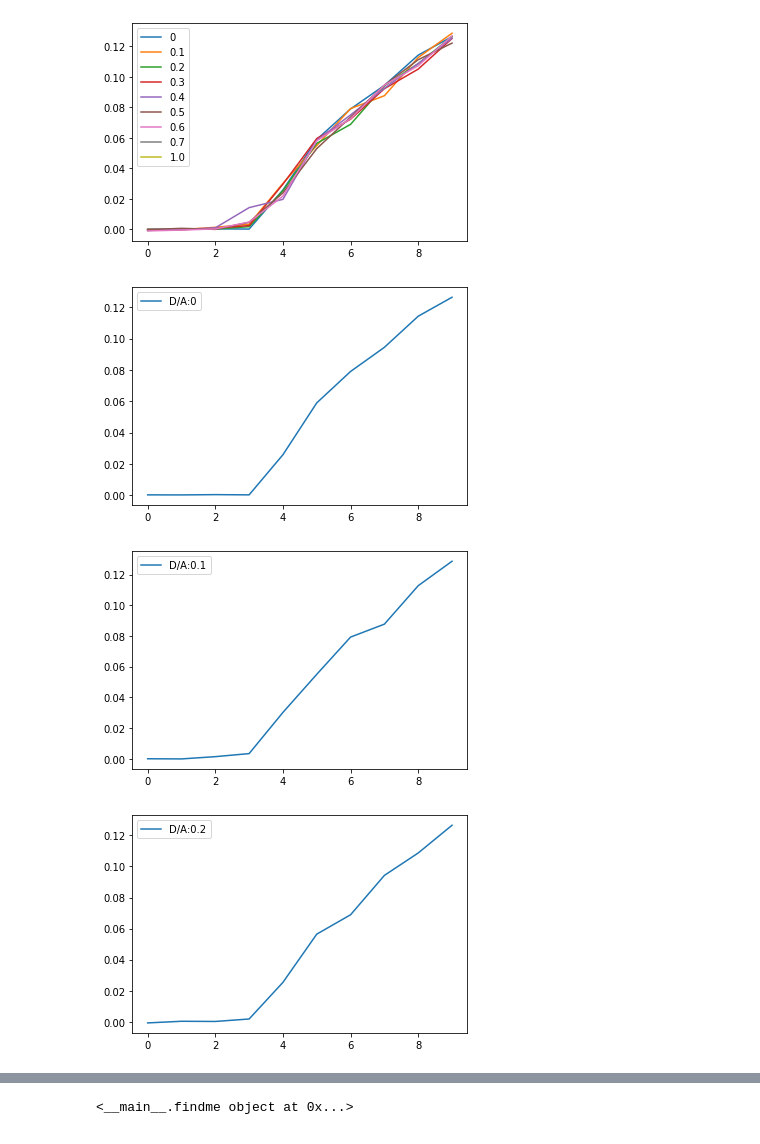
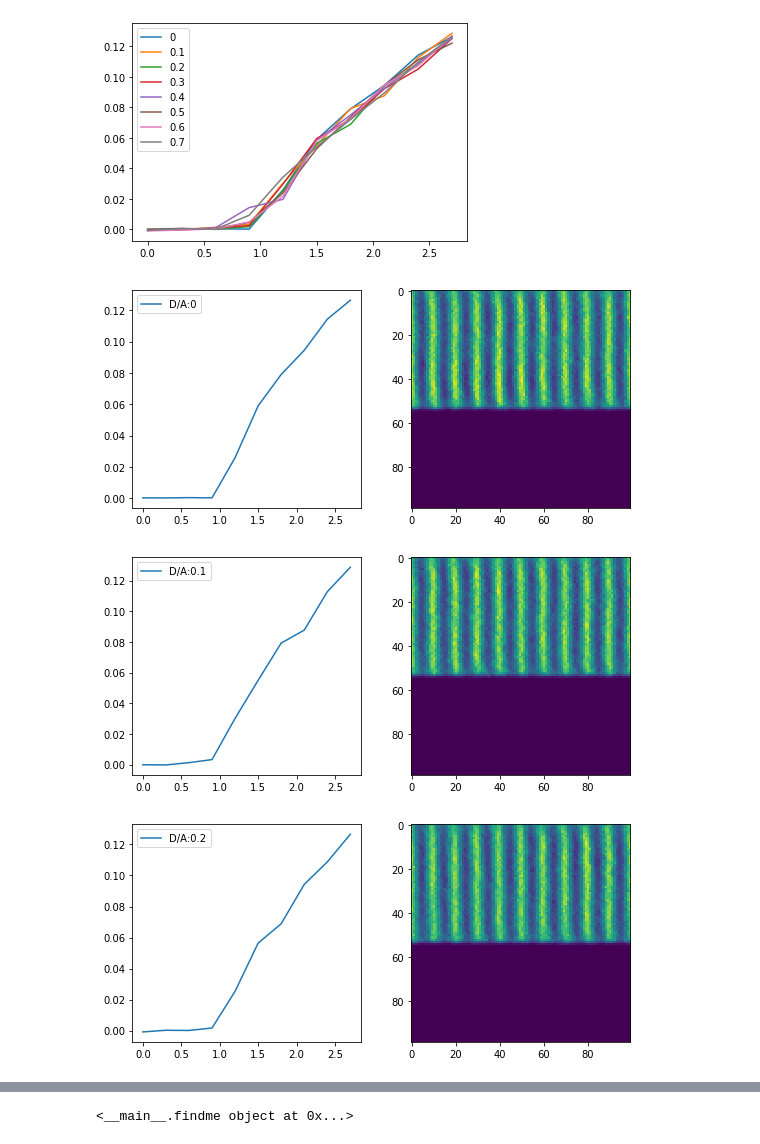
Before and after one commit to LevoSpacewars/Polymer-Tilt, a Jupyter notebook: Untitled.ipynb, the cells around one changed output, grey strips where cells are left out. Cells and saved outputs as stored; diff of their text form; code cells hidden in the pictures.

```diff
--- a/Untitled.ipynb
+++ b/Untitled.ipynb
@@ -4,26 +4,40 @@ from matplotlib import pyplot as plt
 import pandas
 # %%
 disorder_data = []
-foldername = ['10000','10001','10002','10003','10004','10005','10006','10007','100010']
+foldername = ['10000','10001','10002','10003','10004','10005','10006','10007']
 disorder_p = ['0','0.1','0.2','0.3','0.4','0.5','0.6','0.7','1.0']
 for name in foldername:
-    disorder_data.append(pandas.read_csv('./compiledRuns/' + name + '/data.txt'))
+    disorder_data.append(pandas.read_csv( name + '/data.txt'))
+
+def genForceRange(fs, ff, df):
+    forces = [0]* df
+    conv = (ff - fs)/df
+    for i in range(df):
+        forces[i] = conv * i
+    return forces
+
+def getHeatMap(fname, sheer):
+    return np.array(pandas.read_csv(fname + '/heatmap_1.2.txt',header=1))
 # %%
 index = -1
 for data in disorder_data:
     index +=1
     d = np.array(data)
-    plt.plot(d[3][1:],label=disorder_p[index])
+    f = genForceRange(0,3,10)
+    plt.plot(f,d[3][1:],label=disorder_p[index])
 plt.legend()
 index = -1
 for data in disorder_data:
+    fig, axs = plt.subplots(nrows=1, ncols=2, figsize=(9, 4))
     index +=1
     d = np.array(data)
-    figure = plt.figure()
-    plt.plot(d[3][1:],label=f"D/A:{disorder_p[index]}")
-    plt.legend()
+    f = genForceRange(0,3,10)
+    axs[0].plot(f,d[3][1:],label=f"D/A:{disorder_p[index]}")
+
+    axs[1].imshow(getHeatMap(foldername[index],9))
+    axs[0].legend()
 # %% [output]
-[figure, old version]
+[figure, new version]
-[figure, old version]
+[figure, new version]
-[figure, old version]
+[figure, new version]
-[figure, old version]
+[figure, new version]
```
Also changed, not shown: parts of 1 cell of this notebook, 11 other files.
